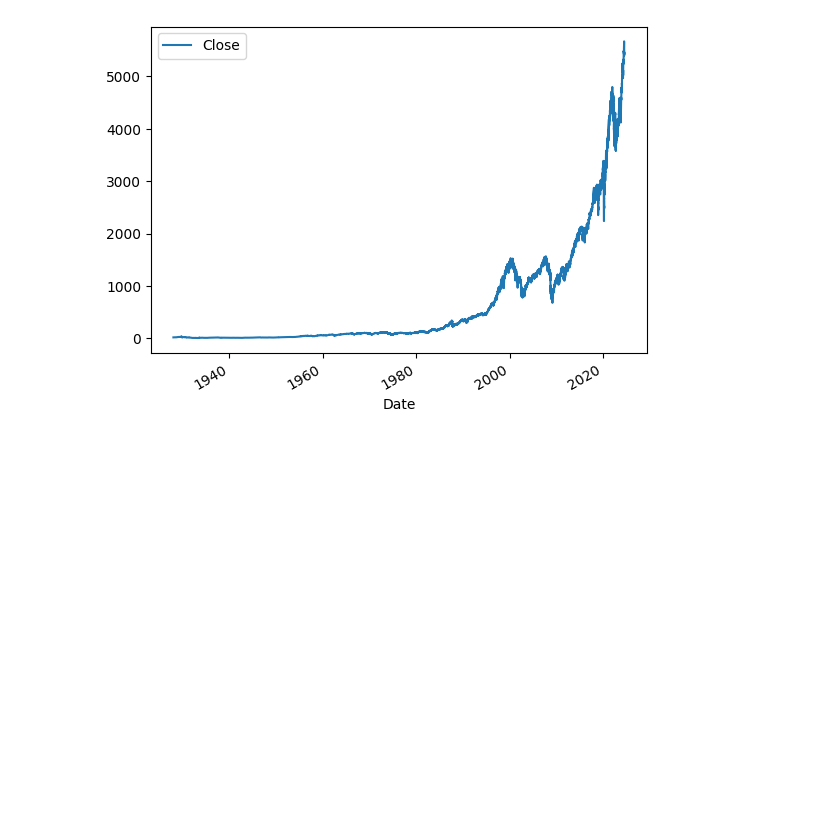
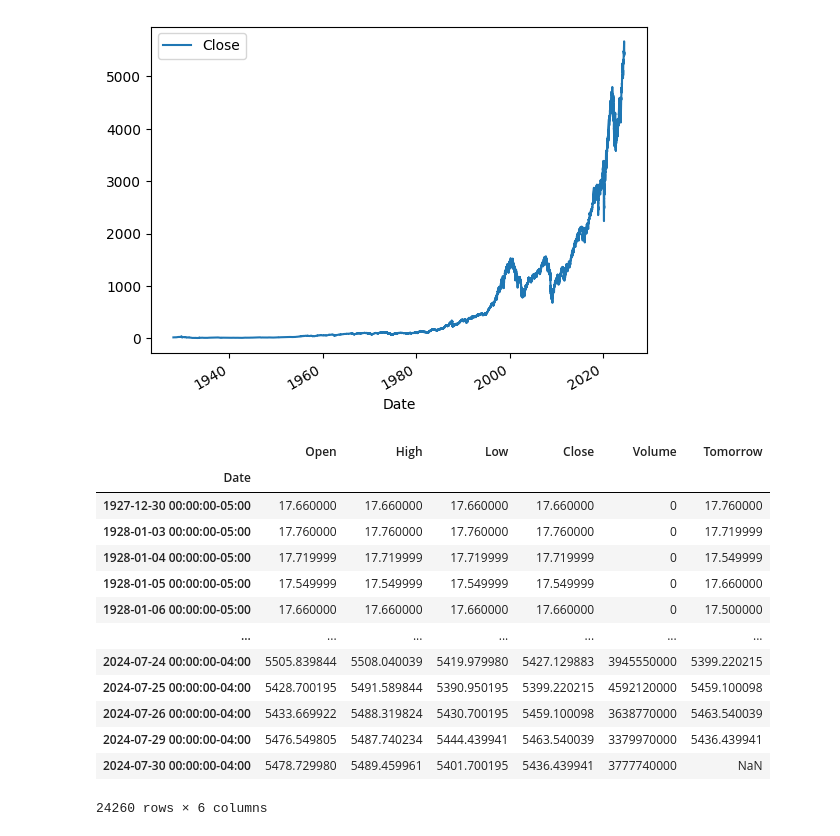
Before and after one commit to schenna217/StockPredictionWithML, a Jupyter notebook: StockPredictor.ipynb, the cells around one changed output. Cells and saved outputs as stored; diff of their text form; code cells hidden in the pictures; blank space fills up the shorter version.

Commit message:
Set up data and started working with it

```diff
--- a/StockPredictor.ipynb
+++ b/StockPredictor.ipynb
@@ -49,0 +58,18 @@ del sp500["Stock Splits"]
+# %%
+# Displays data shifted back one day
+sp500
+# %% [output]
+|  | Open | High | Low | Close | Volume | Tomorrow |
+| Date |  |  |  |  |  |  |
+| 1927-12-30 00:00:00-05:00 | 17.660000 | 17.660000 | 17.660000 | 17.660000 | 0 | 17.760000 |
+| 1928-01-03 00:00:00-05:00 | 17.760000 | 17.760000 | 17.760000 | 17.760000 | 0 | 17.719999 |
+| 1928-01-04 00:00:00-05:00 | 17.719999 | 17.719999 | 17.719999 | 17.719999 | 0 | 17.549999 |
+| 1928-01-05 00:00:00-05:00 | 17.549999 | 17.549999 | 17.549999 | 17.549999 | 0 | 17.660000 |
+| 1928-01-06 00:00:00-05:00 | 17.660000 | 17.660000 | 17.660000 | 17.660000 | 0 | 17.500000 |
+| ... | ... | ... | ... | ... | ... | ... |
+| 2024-07-24 00:00:00-04:00 | 5505.839844 | 5508.040039 | 5419.979980 | 5427.129883 | 3945550000 | 5399.220215 |
+| 2024-07-25 00:00:00-04:00 | 5428.700195 | 5491.589844 | 5390.950195 | 5399.220215 | 4592120000 | 5459.100098 |
+| 2024-07-26 00:00:00-04:00 | 5433.669922 | 5488.319824 | 5430.700195 | 5459.100098 | 3638770000 | 5463.540039 |
+| 2024-07-29 00:00:00-04:00 | 5476.549805 | 5487.740234 | 5444.439941 | 5463.540039 | 3379970000 | 5436.439941 |
+| 2024-07-30 00:00:00-04:00 | 5478.729980 | 5489.459961 | 5401.700195 | 5436.439941 | 3777740000 | NaN |
+24260 rows × 6 columns
```
Also changed, not shown: parts of 10 cells of this notebook.
